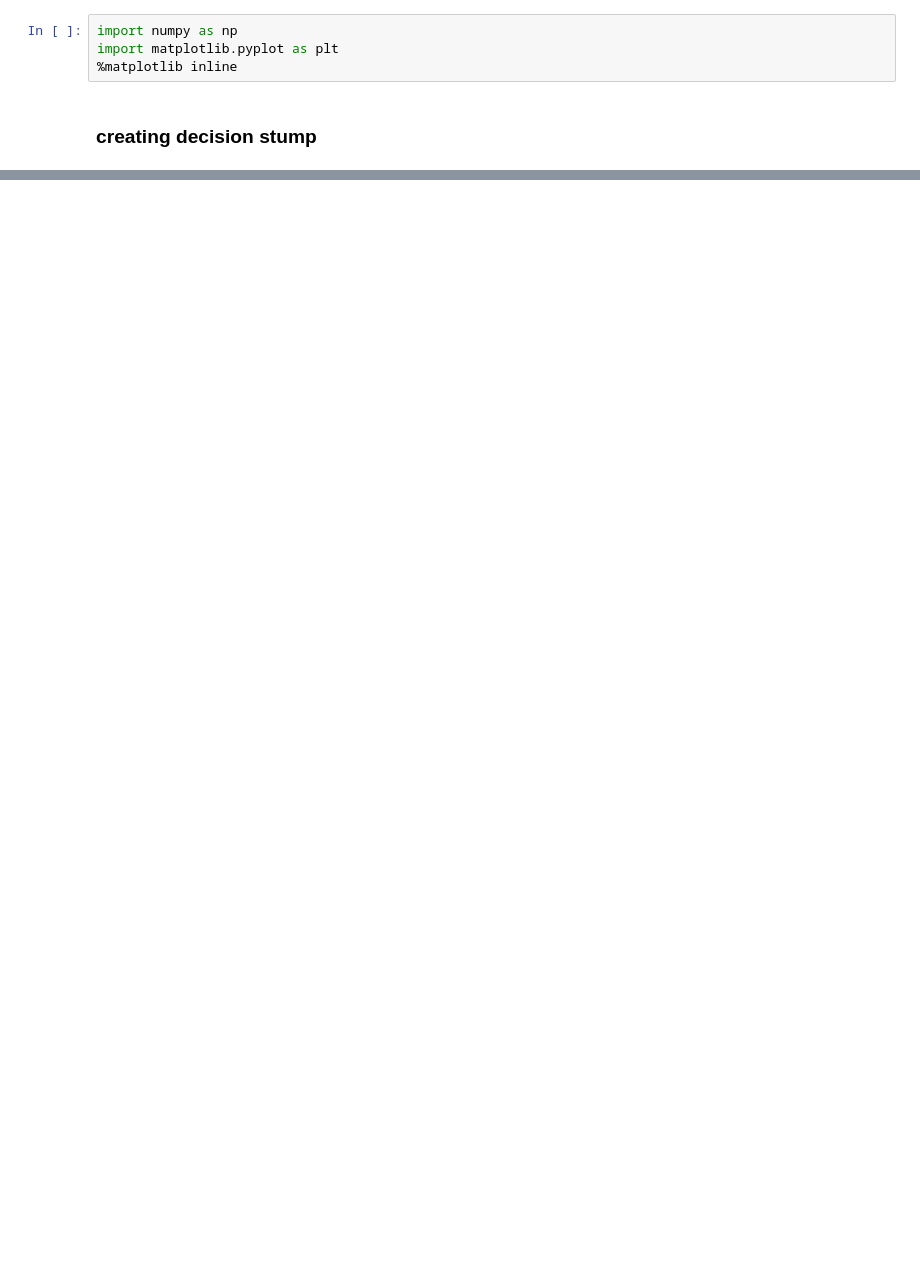
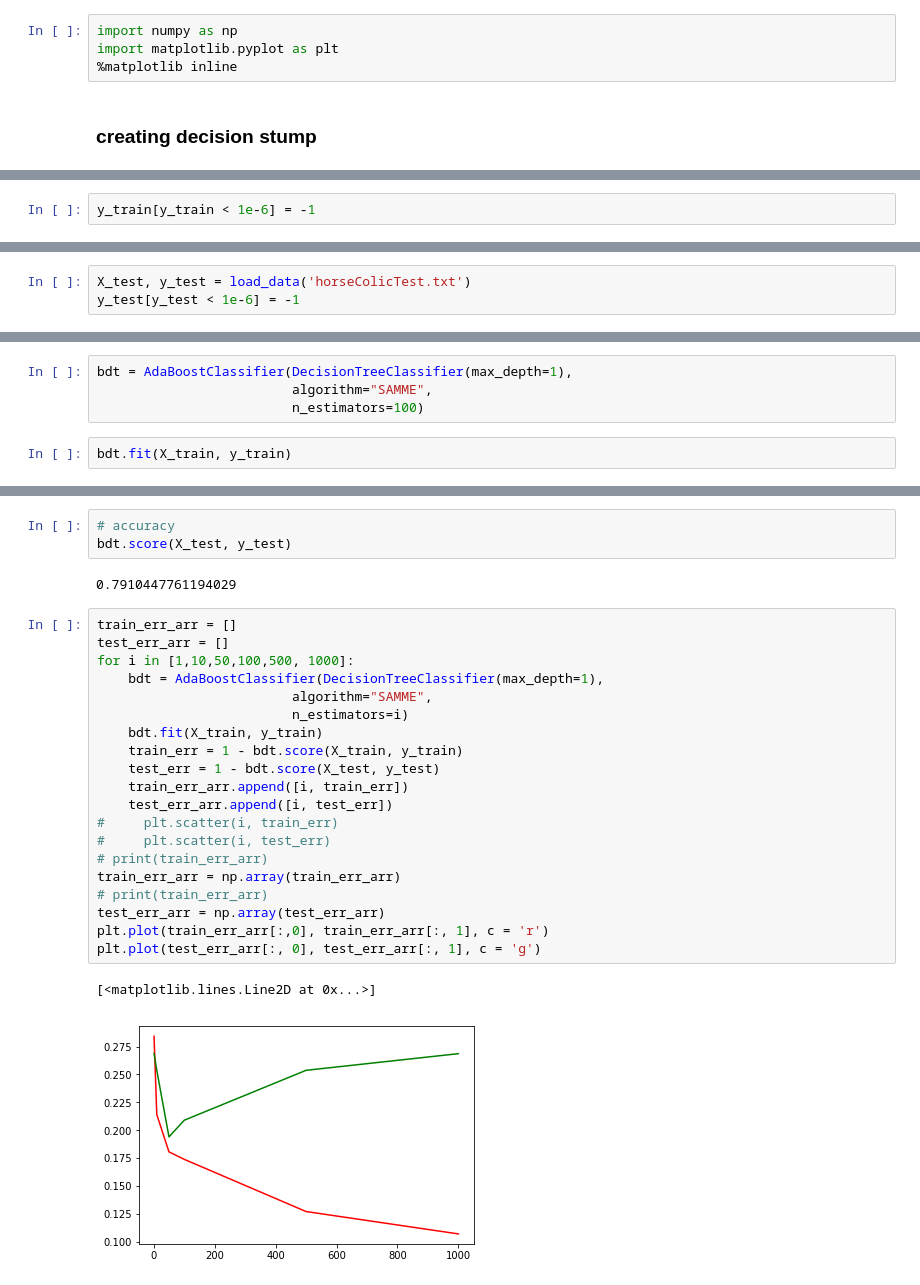
Before and after one commit to NianLi71/MLinAction_MyCodes, a Jupyter notebook: chapter_7_AdaBoost/src7.ipynb, the cells around one changed output, grey strips where cells are left out. Cells and saved outputs as stored; diff of their text form; blank space fills up the shorter version.

```diff
--- a/chapter_7_AdaBoost/src7.ipynb
+++ b/chapter_7_AdaBoost/src7.ipynb
@@ -24,0 +369,2 @@ plt.scatter(dataset[:, 0], dataset[:,1])
+# %%
+y_train[y_train < 1e-6] = -1
@@ -24,0 +406,3 @@ plt.scatter(dataset[:, 0], dataset[:,1])
+# %%
+X_test, y_test = load_data('horseColicTest.txt')
+y_test[y_test < 1e-6] = -1
@@ -24,0 +434,6 @@ plt.scatter(dataset[:, 0], dataset[:,1])
+# %%
+bdt = AdaBoostClassifier(DecisionTreeClassifier(max_depth=1),
+                         algorithm="SAMME",
+                         n_estimators=100)
+# %%
+bdt.fit(X_train, y_train)
@@ -24,0 +474,28 @@ plt.scatter(dataset[:, 0], dataset[:,1])
+# %%
+# accuracy
+bdt.score(X_test, y_test)
+# %% [output]
+0.7910447761194029
+# %%
+train_err_arr = []
+test_err_arr = []
+for i in [1,10,50,100,500, 1000]:
+    bdt = AdaBoostClassifier(DecisionTreeClassifier(max_depth=1),
+                         algorithm="SAMME",
+                         n_estimators=i)
+    bdt.fit(X_train, y_train)
+    train_err = 1 - bdt.score(X_train, y_train)
+    test_err = 1 - bdt.score(X_test, y_test)
+    train_err_arr.append([i, train_err])
+    test_err_arr.append([i, test_err])
+#     plt.scatter(i, train_err)
+#     plt.scatter(i, test_err)
+# print(train_err_arr)
+train_err_arr = np.array(train_err_arr)
+# print(train_err_arr)
+test_err_arr = np.array(test_err_arr)
+plt.plot(train_err_arr[:,0], train_err_arr[:, 1], c = 'r')
+plt.plot(test_err_arr[:, 0], test_err_arr[:, 1], c = 'g')
+# %% [output]
+[<matplotlib.lines.Line2D at 0x...>]
+[figure, added]
```
Also changed, not shown: parts of 61 cells of this notebook, 8 other files.
